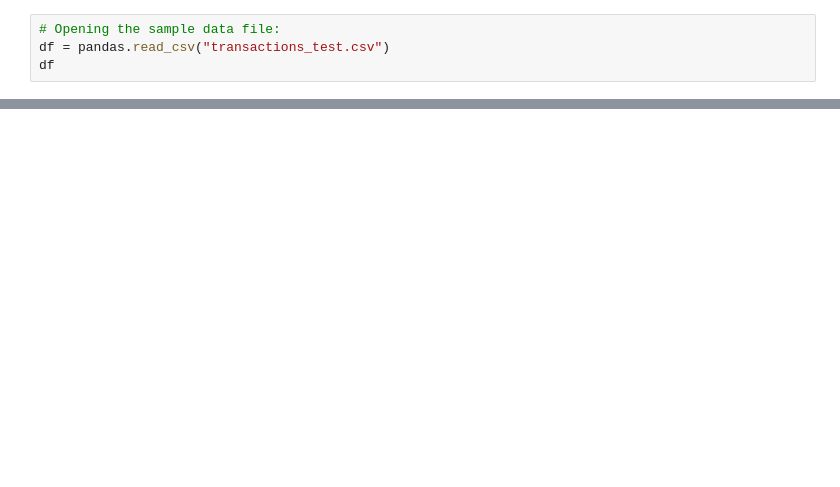
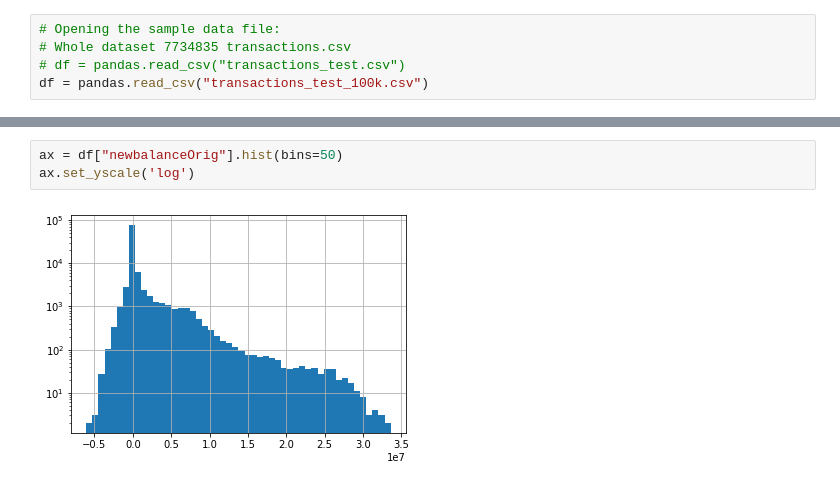
Before and after one commit to maximsachs/SEN163A_Assignment1, a Jupyter notebook: SEN163A_Assignment1.ipynb, the cells around one changed output, grey strips where cells are left out. Saved outputs shown, nothing was run; the diff lists cells and outputs as text; blank space fills up the shorter version.

```diff
--- a/SEN163A_Assignment1.ipynb
+++ b/SEN163A_Assignment1.ipynb
@@ -20,4 +34,5 @@ import pandas
 # %%
 # Opening the sample data file:
-df = pandas.read_csv("transactions_test.csv")
-df
+# Whole dataset 7734835 transactions.csv
+# df = pandas.read_csv("transactions_test.csv")
+df = pandas.read_csv("transactions_test_100k.csv")
@@ -37,0 +93,5 @@ df
+# %%
+ax = df["newbalanceOrig"].hist(bins=50)
+ax.set_yscale('log')
+# %% [output]
+[figure, added]
```
Also changed, not shown: parts of 29 cells of this notebook.
